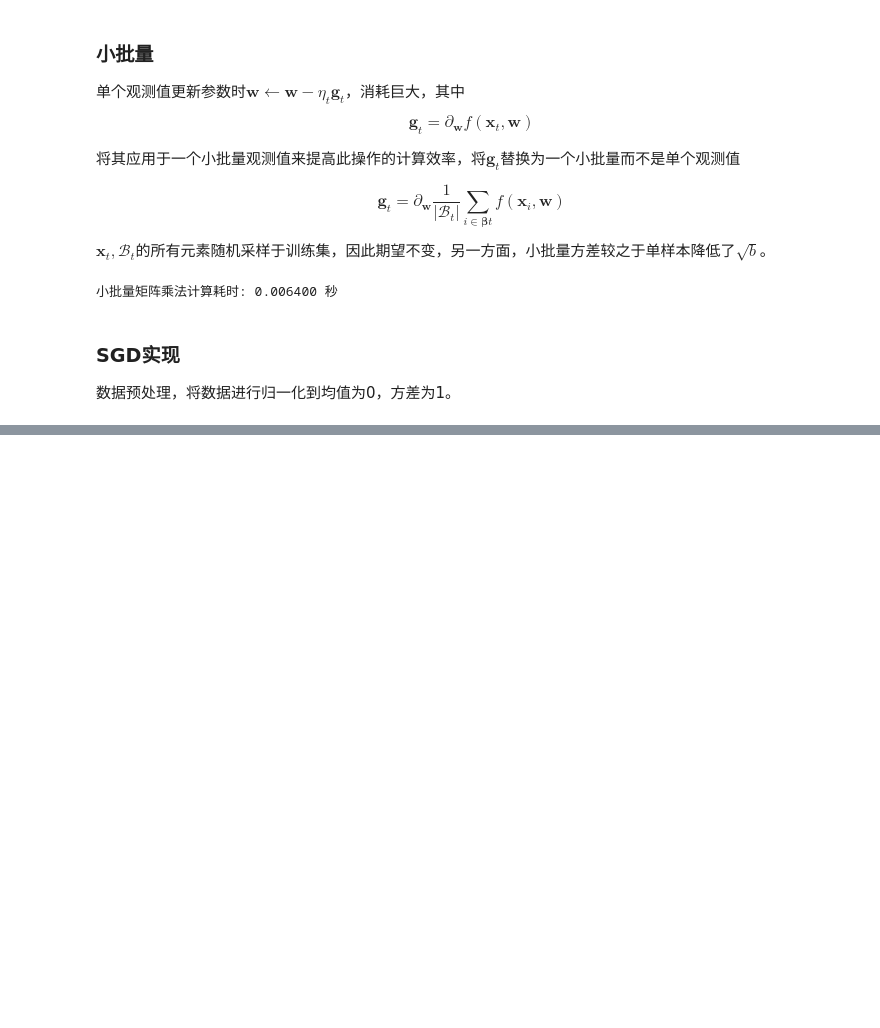
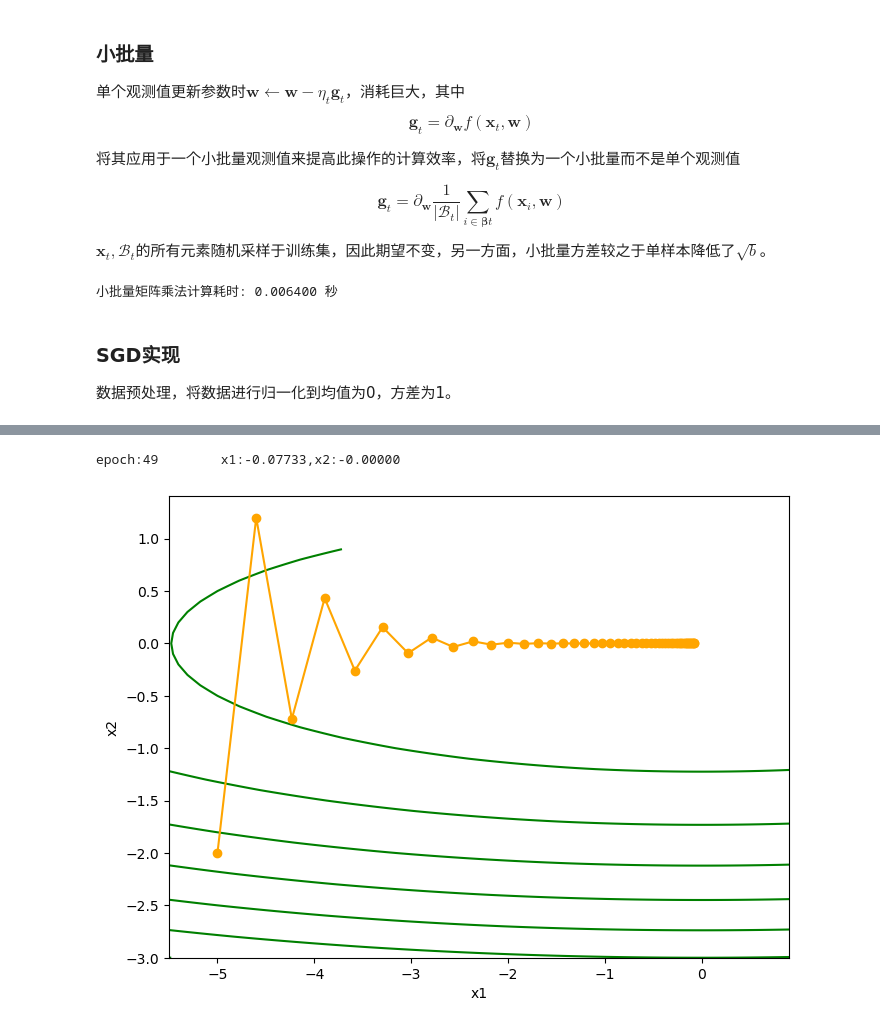
Before and after one commit to Diagle/bioinfo-dl-tutorial, a Jupyter notebook: docs/02PythonBasis/2.4、Torch/2.5.7 优化算法.ipynb, the cells around one changed output, grey strips where cells are left out. Drawn from its saved outputs; the diff is of its cells as text; code cells hidden in the pictures; blank space fills up the shorter version.

```diff
--- a/docs/02PythonBasis/2.4、Torch/2.5.7 优化算法.ipynb
+++ b/docs/02PythonBasis/2.4、Torch/2.5.7 优化算法.ipynb
@@ -758,0 +784,37 @@ test  loss:3.637765     test  acc:0.68857
+# %%
+import matplotlib.pyplot as plt
+
+def GradientPlot_2d(x1_range, x2_range, f, results):
+
+    plt.figure(figsize=(8,6))
+    x1, x2 = torch.meshgrid(torch.arange(x1_range[0], x1_range[1], 0.1),
+                            torch.arange(x2_range[0], x2_range[1], 0.1), indexing='ij' )
+    plt.contour(x1, x2, f(x1, x2), colors='green')
+    plt.plot(*zip(*results), '-o', color='orange') # 内层*号将列表打开，作为输入参数，zip函数按列重组，外层*号打开为两列输入
+    plt.xlabel('x1')
+    plt.ylabel('x2')
+    plt.show()
+# %%
+eta = 0.4
+def f_2d(x1, x2):
+    return 0.1 * x1 ** 2 + 2 * x2 **2
+
+def f_grad_2d(x1, x2):
+    return 0.2 * x1, 4 * x2
+
+def sgd(eta, f_grad, x1, x2):
+    results = [[x1, x2]]
+
+    for epoch in range(50):
+        g1, g2 = f_grad(x1, x2)
+        x1 = x1 - eta * g1
+        x2 = x2 - eta * g2
+        results.append([x1, x2])
+    print(f'epoch:{epoch}\tx1:{x1:.5f},x2:{x2:.5f}')
+    return torch.tensor(results, dtype=float)
+
+results = sgd(0.4, f_grad_2d, -5, -2)
+GradientPlot_2d([-5.5, 1.0], [-3.0, 1.0], f_2d, results)
+# %% [output]
+epoch:49        x1:-0.07733,x2:-0.00000
+[figure, added]
```
Also changed, not shown: parts of 31 cells of this notebook, 5 other files.
